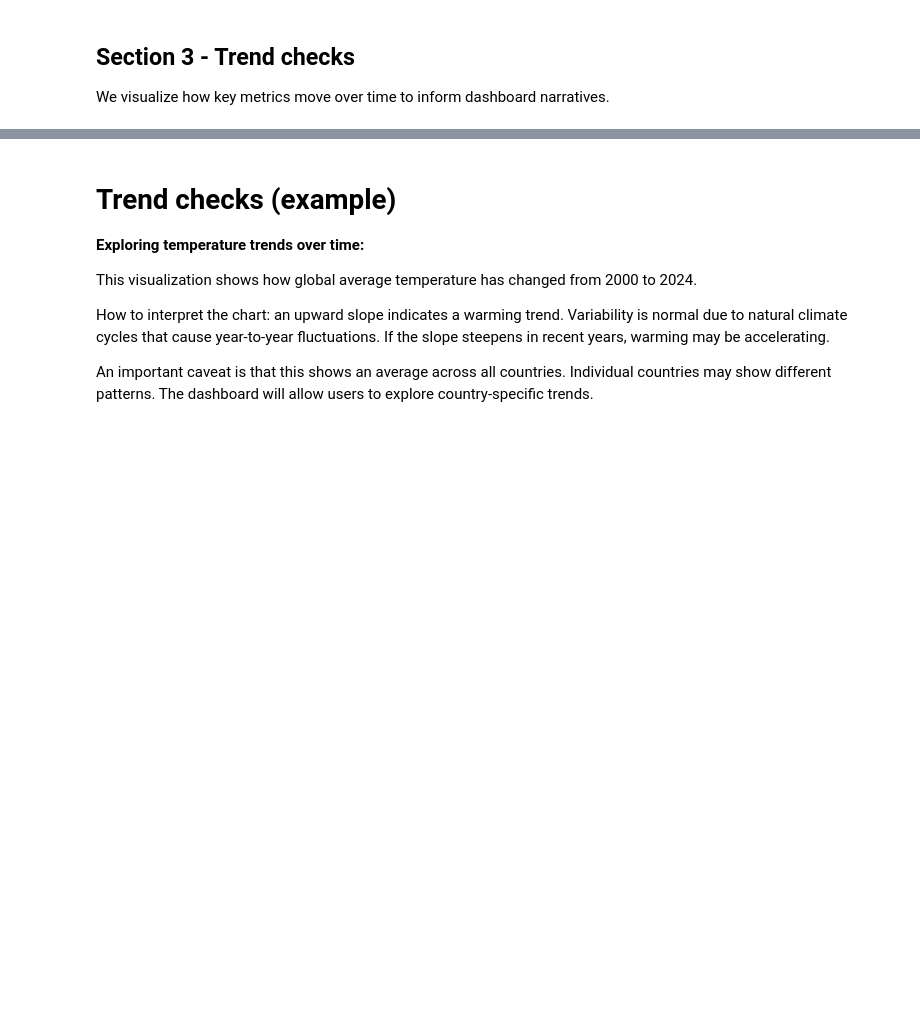
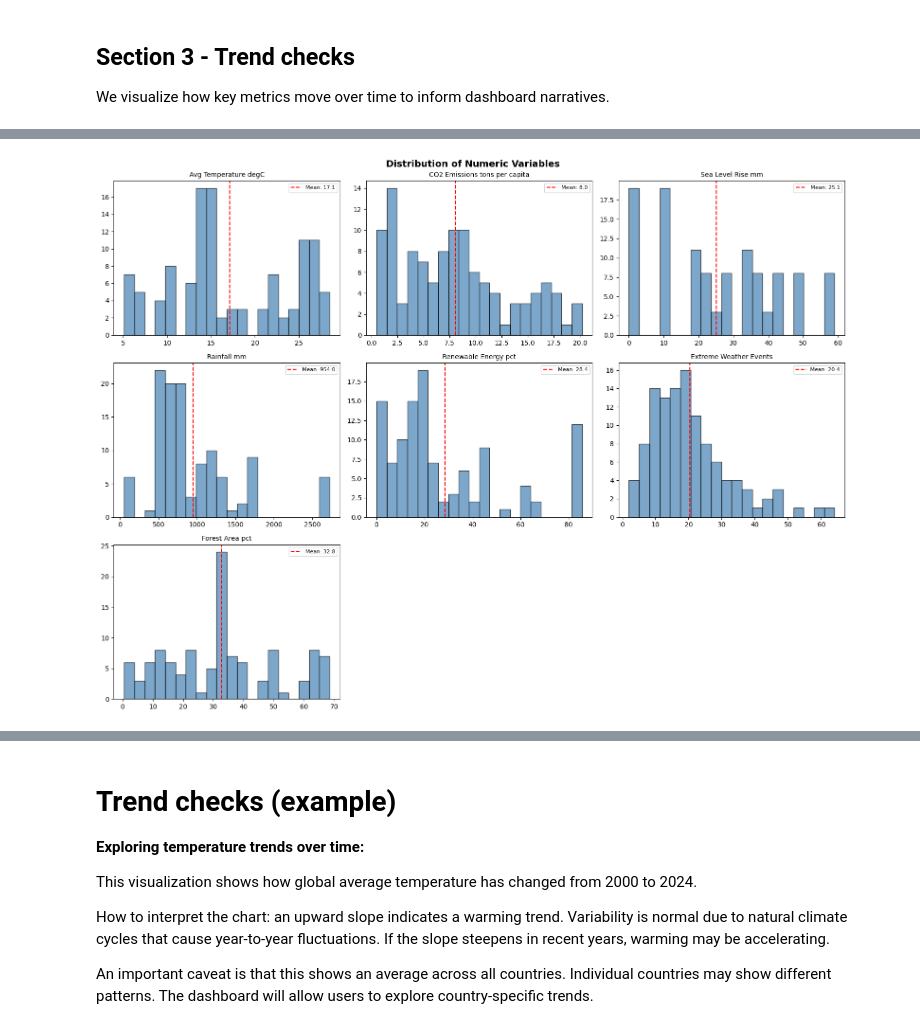
Before and after one commit to sergionzeutcho-rgb/global_env_trend, a Jupyter notebook: jupyter_notebooks/02_eda_descriptive_stats.ipynb, the cells around one changed output, grey strips where cells are left out. Cells and saved outputs as stored; diff of their text form; code cells hidden in the pictures; blank space fills up the shorter version.

```diff
--- a/jupyter_notebooks/02_eda_descriptive_stats.ipynb
+++ b/jupyter_notebooks/02_eda_descriptive_stats.ipynb
@@ -126,0 +125,25 @@ Computes descriptive statistics for numeric and categorical columns to establish
+# %%
+# Histograms of all numeric variables
+numeric_cols = ["Avg_Temperature_degC", "CO2_Emissions_tons_per_capita", "Sea_Level_Rise_mm",
+                "Rainfall_mm", "Renewable_Energy_pct", "Extreme_Weather_Events", "Forest_Area_pct"]
+
+fig, axes = plt.subplots(3, 3, figsize=(16, 12))
+axes = axes.flatten()
+
+for i, col in enumerate(numeric_cols):
+    if col in df.columns:
+        axes[i].hist(df[col].dropna(), bins=20, edgecolor="black", alpha=0.7, color="steelblue")
+        axes[i].set_title(col.replace("_", " "), fontsize=10)
+        axes[i].set_xlabel("")
+        axes[i].axvline(df[col].mean(), color="red", linestyle="--", label=f"Mean: {df[col].mean():.1f}")
+        axes[i].legend(fontsize=8)
+
+# Hide unused subplots
+for j in range(len(numeric_cols), len(axes)):
+    axes[j].set_visible(False)
+
+plt.suptitle("Distribution of Numeric Variables", fontsize=14, fontweight="bold")
+plt.tight_layout()
+plt.show()
+# %% [output]
+[figure, added]
```
Also changed, not shown: parts of 9 cells of this notebook, 9 other files.
